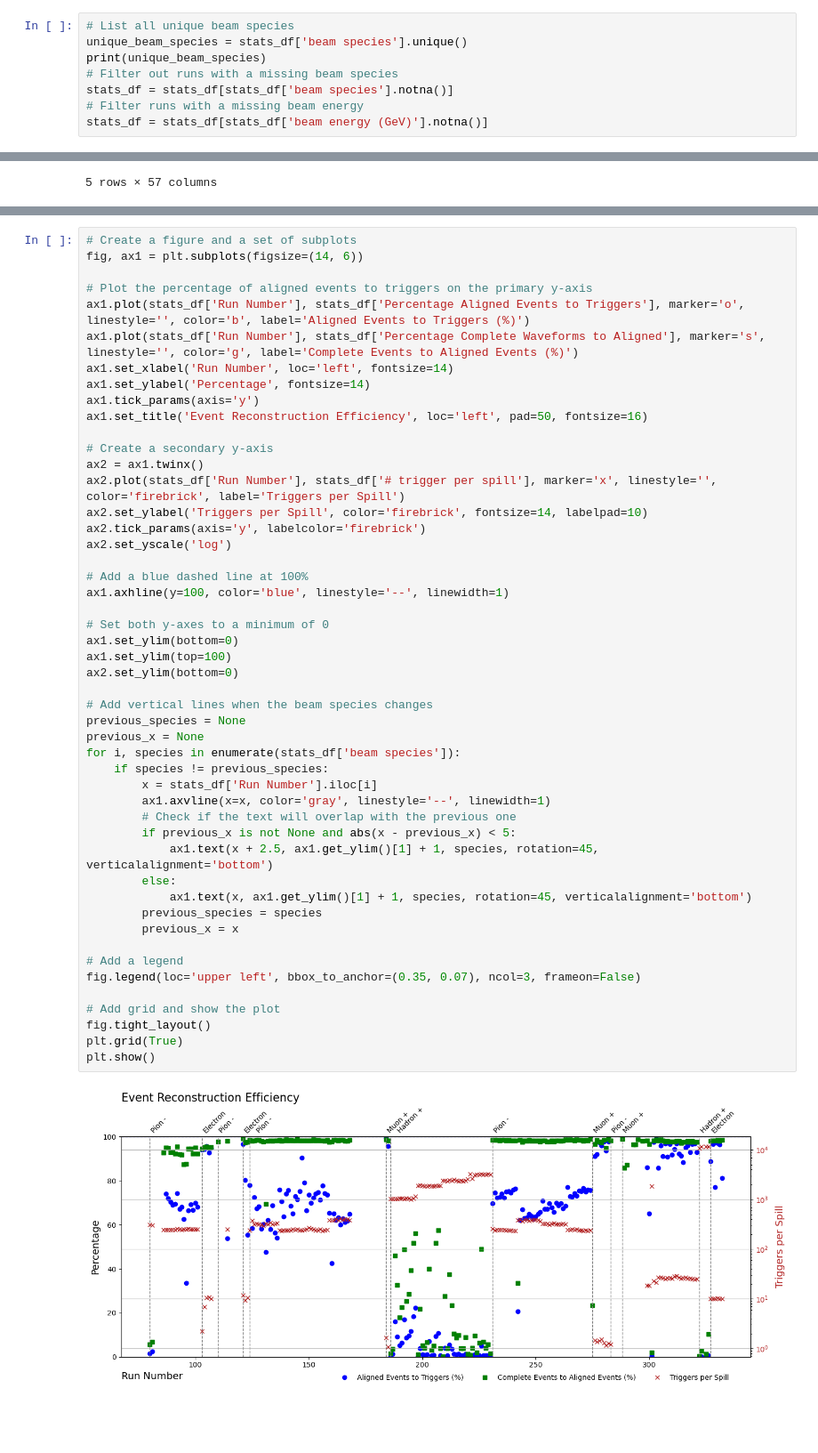
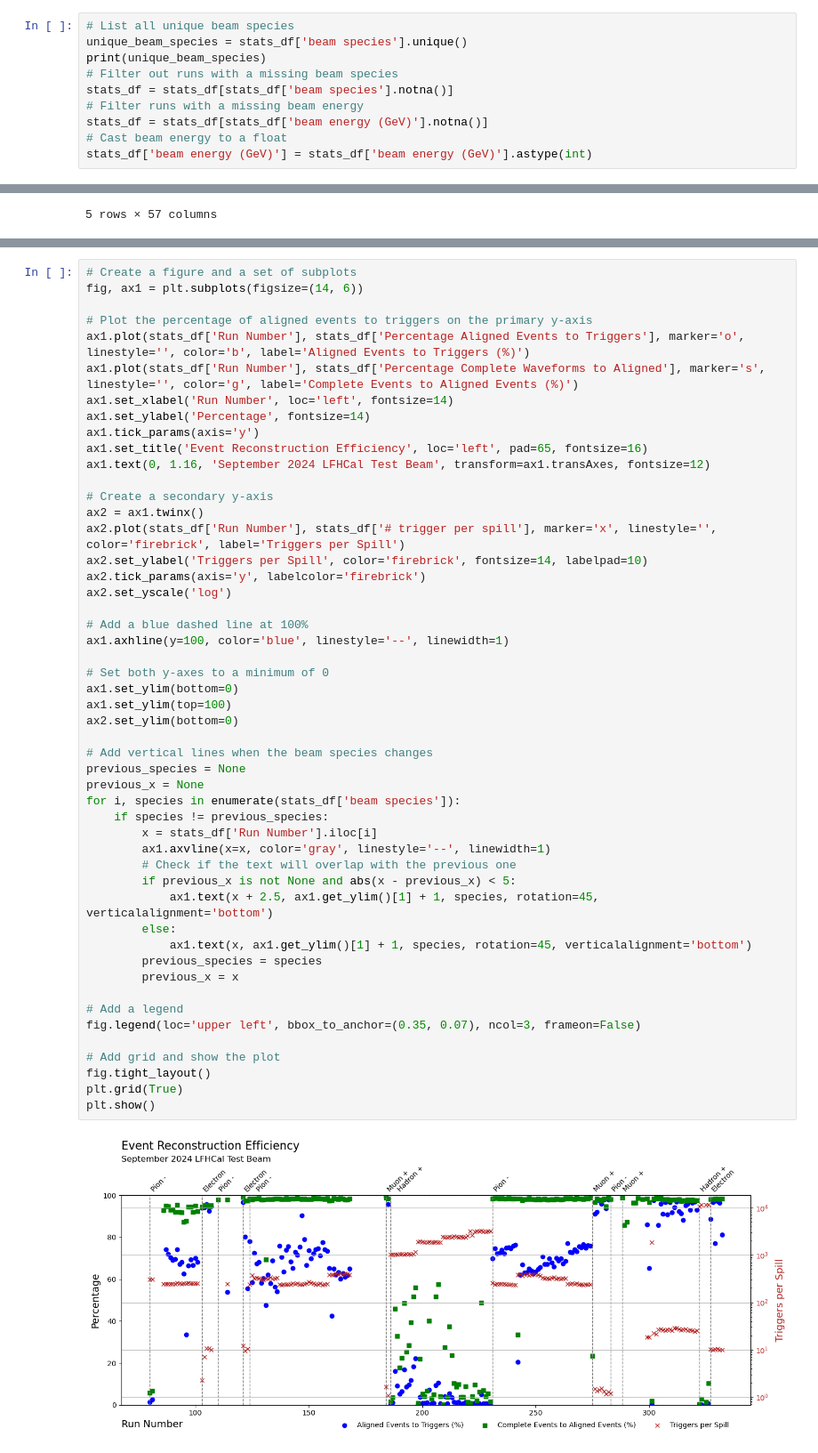
Before and after one commit to tlprotzman/h2g_decode, a Jupyter notebook: decode_performance.ipynb, the cells around one changed output, grey strips where cells are left out. Shown: that part at 89% size. Cells and saved outputs as stored; diff of their text form; blank space fills up the shorter version.

```diff
--- a/decode_performance.ipynb
+++ b/decode_performance.ipynb
@@ -140,6 +141,8 @@ print(unique_beam_species)
 stats_df = stats_df[stats_df['beam species'].notna()]
 # Filter runs with a missing beam energy
 stats_df = stats_df[stats_df['beam energy (GeV)'].notna()]
+# Cast beam energy to a float
+stats_df['beam energy (GeV)'] = stats_df['beam energy (GeV)'].astype(int)
 # %% [output]
 ['Pion -' 'Muon +' 'Hadron +' 'Electron' nan]
 # %%
@@ -342,7 +345,8 @@ ax1.plot(stats_df['Run Number'], stats_df['Percentage Complete Waveforms to Alig
 ax1.set_xlabel('Run Number', loc='left', fontsize=14)
 ax1.set_ylabel('Percentage', fontsize=14)
 ax1.tick_params(axis='y')
-ax1.set_title('Event Reconstruction Efficiency', loc='left', pad=50, fontsize=16)
+ax1.set_title('Event Reconstruction Efficiency', loc='left', pad=65, fontsize=16)
+ax1.text(0, 1.16, 'September 2024 LFHCal Test Beam', transform=ax1.transAxes, fontsize=12)
 
 # Create a secondary y-axis
 ax2 = ax1.twinx()
@@ -355,31 +359,31 @@ ax2.set_yscale('log')
 ax1.axhline(y=100, color='blue', linestyle='--', linewidth=1)
 
 # Set both y-axes to a minimum of 0
 ax1.set_ylim(bottom=0)
 ax1.set_ylim(top=100)
 ax2.set_ylim(bottom=0)
 
 # Add vertical lines when the beam species changes
 previous_species = None
 previous_x = None
 for i, species in enumerate(stats_df['beam species']):
     if species != previous_species:
         x = stats_df['Run Number'].iloc[i]
         ax1.axvline(x=x, color='gray', linestyle='--', linewidth=1)
         # Check if the text will overlap with the previous one
         if previous_x is not None and abs(x - previous_x) < 5:
             ax1.text(x + 2.5, ax1.get_ylim()[1] + 1, species, rotation=45, verticalalignment='bottom')
         else:
             ax1.text(x, ax1.get_ylim()[1] + 1, species, rotation=45, verticalalignment='bottom')
         previous_species = species
         previous_x = x
 
 # Add a legend
 fig.legend(loc='upper left', bbox_to_anchor=(0.35, 0.07), ncol=3, frameon=False)
 
 # Add grid and show the plot
 fig.tight_layout()
 plt.grid(True)
 plt.show()
 # %% [output]
-[figure, old version]
+[figure, new version]
```
Also changed, not shown: parts of 3 cells of this notebook.
